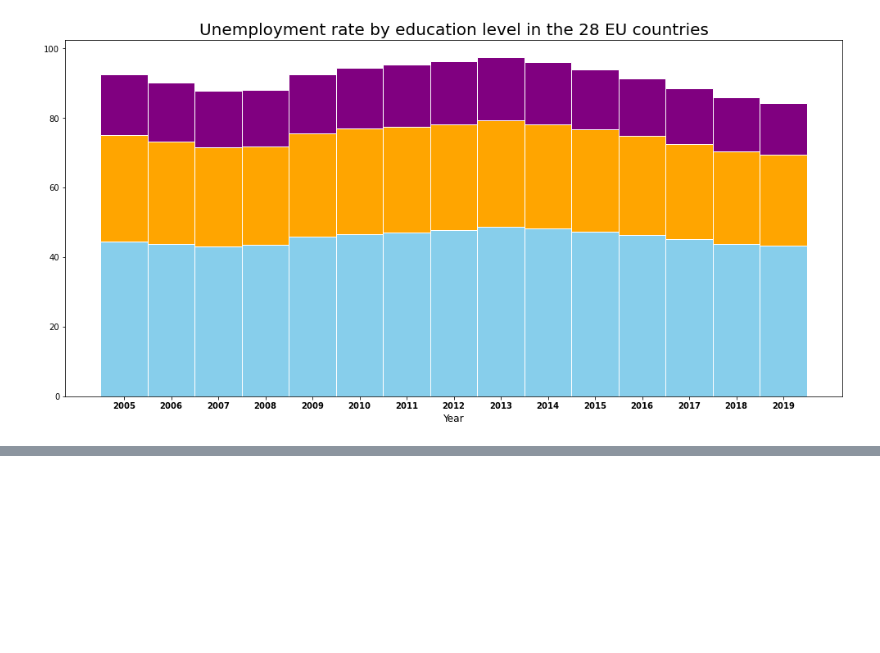
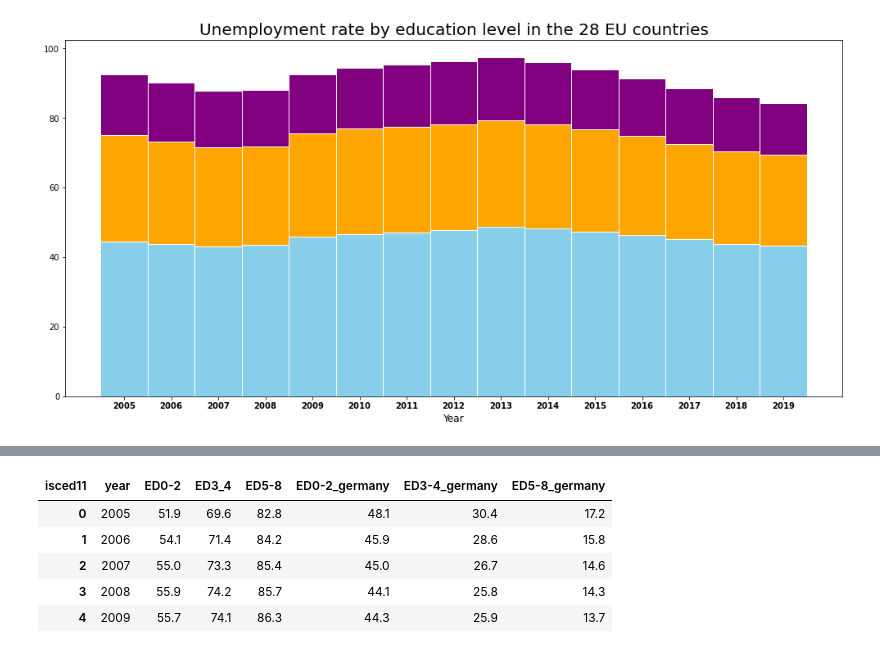
Before and after one commit to Malonk/unemployment_stats, a Jupyter notebook: notebooks/education_employment_rate_EU28.ipynb, the cells around one changed output, grey strips where cells are left out. Saved outputs shown, nothing was run; the diff lists cells and outputs as text; code cells hidden in the pictures; blank space fills up the shorter version.

```diff
--- a/notebooks/education_employment_rate_EU28.ipynb
+++ b/notebooks/education_employment_rate_EU28.ipynb
@@ -211,0 +225,2 @@ df_eu28.to_pickle("../data/output/education_employment_rate_eu28.pkl")
+# %%
+df_germany = pd.read_pickle("../data/output/education_employment_rate_germany.pkl")
@@ -211,0 +230,9 @@ df_eu28.to_pickle("../data/output/education_employment_rate_eu28.pkl")
+# %%
+df_germany.head()
+# %% [output]
+| isced11 | year | ED0-2 | ED3_4 | ED5-8 | ED0-2_germany | ED3-4_germany | ED5-8_germany |
+| 0 | 2005 | 51.9 | 69.6 | 82.8 | 48.1 | 30.4 | 17.2 |
+| 1 | 2006 | 54.1 | 71.4 | 84.2 | 45.9 | 28.6 | 15.8 |
+| 2 | 2007 | 55.0 | 73.3 | 85.4 | 45.0 | 26.7 | 14.6 |
+| 3 | 2008 | 55.9 | 74.2 | 85.7 | 44.1 | 25.8 | 14.3 |
+| 4 | 2009 | 55.7 | 74.1 | 86.3 | 44.3 | 25.9 | 13.7 |
```
Also changed, not shown: parts of 11 cells of this notebook.
